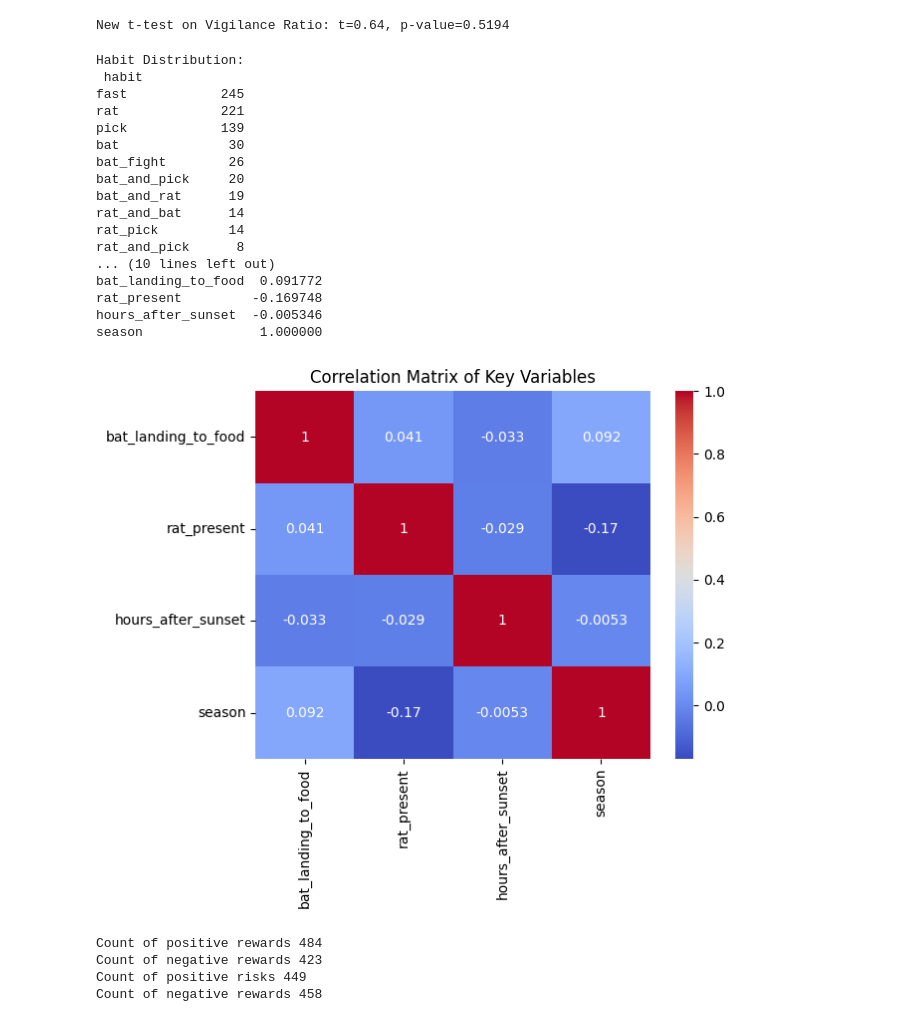
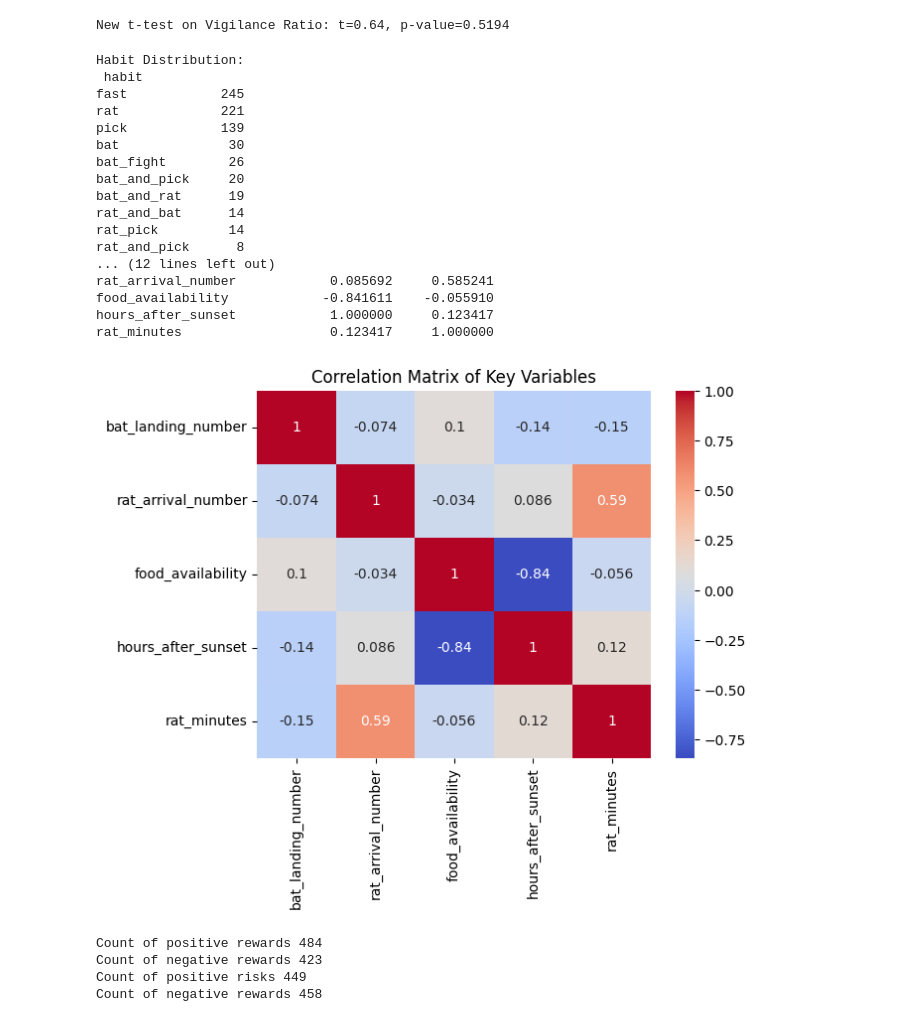
Before and after one commit to Roshan54321/Foundations_of_Data_Science_Assignment_2, a Jupyter notebook: assessment2.ipynb, the cells around one changed output. Cells and saved outputs as stored; diff of their text form; code cells hidden in the pictures.

Commit message:
correlation in dataset 2 fixed

```diff
--- a/assessment2.ipynb
+++ b/assessment2.ipynb
@@ -90,37 +90,37 @@ New t-test on Vigilance Ratio: t=0.64, p-value=0.5194
 # %%
 # Explore habit distribution
 habit_dist = refined_dataset1['habit'].value_counts()
 print("Habit Distribution:\n", habit_dist.head(10))
 
 # Correlation matrix for key variables
-corr_matrix = refined_dataset1[['bat_landing_to_food', 'rat_present', 'hours_after_sunset', 'season']].corr()
+corr_matrix = refined_dataset2[['bat_landing_number', 'rat_arrival_number', 'food_availability', 'hours_after_sunset', 'rat_minutes']].corr()
 print("\nCorrelation Matrix:\n", corr_matrix)
 
 # Visualize correlation
 import seaborn as sns
 import matplotlib.pyplot as plt
 sns.heatmap(corr_matrix, annot=True, cmap='coolwarm')
 plt.title('Correlation Matrix of Key Variables')
 plt.show()
 # %% [output]
 Habit Distribution:
  habit
 fast            245
 rat             221
 pick            139
 bat              30
 bat_fight        26
 bat_and_pick     20
 bat_and_rat      19
 rat_and_bat      14
 rat_pick         14
 rat_and_pick      8
-... (10 lines left out)
-bat_landing_to_food  0.091772
-rat_present         -0.169748
-hours_after_sunset  -0.005346
-season               1.000000
+... (12 lines left out)
+rat_arrival_number            0.085692     0.585241
+food_availability            -0.841611    -0.055910
+hours_after_sunset            1.000000     0.123417
+rat_minutes                   0.123417     1.000000
-[figure, old version]
+[figure, new version]
 # %%
 # To check how rewarding it is when taken risk
 def risk_vs_reward_show(dataset):
```
